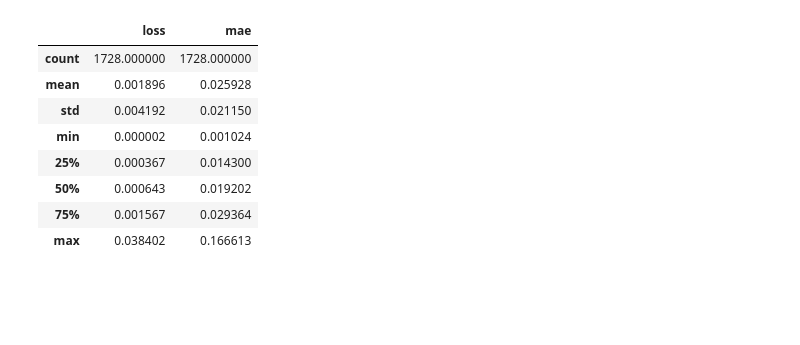
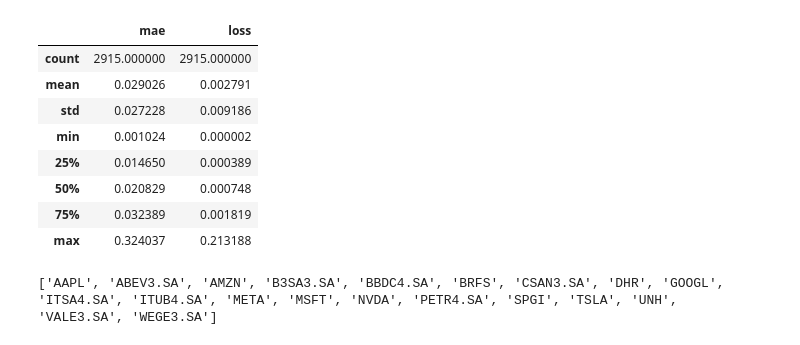
Before and after one commit to matheusff1/back-gnosis-api, a Jupyter notebook: gnosis/notebooks/read-db.ipynb, the cells around one changed output. Saved outputs shown, nothing was run; the diff lists cells and outputs as text; code cells hidden in the pictures; blank space fills up the shorter version.

```diff
--- a/gnosis/notebooks/read-db.ipynb
+++ b/gnosis/notebooks/read-db.ipynb
@@ -102,6 +105,13 @@ ptr4.tail()
 # %%
 async def get_predictiondata_df():
-    qs = await sync_to_async(list)(Prediction.objects.all().values())
+    qs = await sync_to_async(list)(
+        Prediction.objects.values(
+            'id', 'date', 'symbol', 'steps_out',
+            'mae', 'loss', 'n_features',
+            'window_size', 'epochs', 'batch_size', 'scaler_type',
+            asset_symbol=F('asset__symbol'),
+        )
+    )
     return pd.DataFrame(qs)
 
 df_prediction = await get_predictiondata_df()
@@ -152,6 +150,7 @@ Symbol: WEGE3.SA, Data: 2026-02-06, Predição: [49.5494499206543, 49.0210189819
 # %%
-metrics = []
-for j, row in df_prediction.iterrows():
-    print(f'{row['symbol']}, {row['date']}: {row['results']['metrics']}. {row['results']['selected_features']}')
-    metrics.append(row['results']['metrics'])
+# As metricas (mae/loss) agora sao colunas escalares do proprio Prediction.
+for _, row in df_prediction.head(20).iterrows():
+    print(f"{row['symbol']}, {row['date']}: mae={row['mae']}, loss={row['loss']}")
+
+metrics_df = df_prediction[['mae', 'loss']].dropna()
 # %% [output]
@@ -175,38 +177,23 @@ ZS=F, 2025-12-03: {'loss': 0.00037497395533137023, 'mae': 0.014594688080251217}.
 # %%
-metrics_df = pd.DataFrame(metrics)
 metrics_df.describe()
 # %% [output]
-|  | loss | mae |
-| count | 1728.000000 | 1728.000000 |
-| mean | 0.001896 | 0.025928 |
-| std | 0.004192 | 0.021150 |
-| min | 0.000002 | 0.001024 |
-| 25% | 0.000367 | 0.014300 |
-| 50% | 0.000643 | 0.019202 |
-| 75% | 0.001567 | 0.029364 |
-| max | 0.038402 | 0.166613 |
+|  | mae | loss |
+| count | 2915.000000 | 2915.000000 |
+| mean | 0.029026 | 0.002791 |
+| std | 0.027228 | 0.009186 |
+| min | 0.001024 | 0.000002 |
+| 25% | 0.014650 | 0.000389 |
+| 50% | 0.020829 | 0.000748 |
+| 75% | 0.032389 | 0.001819 |
+| max | 0.324037 | 0.213188 |
 # %%
-ALLOWED_SYMBOLS = [
-    'VALE3.SA',
-    'PETR4.SA',
-    'ITUB4.SA',
-    'BBDC4.SA',
-    'ABEV3.SA',
-    'WEGE3.SA',
-    'B3SA3.SA',
-    'ITSA4.SA',
-    'CSAN3.SA',
-    'BRFS',
-    'AAPL',
-    'NVDA',
-    'MSFT',
-    'AMZN',
-    'GOOGL',
-    'META',
-    'TSLA',
-    'UNH',
-    'DHR',
-    'SPGI']
+# O universo negociavel agora e marcado no catalogo (Asset.is_allowed).
+ALLOWED_SYMBOLS = await sync_to_async(list)(
+    Asset.objects.filter(is_allowed=True).values_list('symbol', flat=True)
+)
+print(ALLOWED_SYMBOLS)
+# %% [output]
+['AAPL', 'ABEV3.SA', 'AMZN', 'B3SA3.SA', 'BBDC4.SA', 'BRFS', 'CSAN3.SA', 'DHR', 'GOOGL', 'ITSA4.SA', 'ITUB4.SA', 'META', 'MSFT', 'NVDA', 'PETR4.SA', 'SPGI', 'TSLA', 'UNH', 'VALE3.SA', 'WEGE3.SA']
 # %%
 allowed_symbols_last_predictions = df_prediction[df_prediction['symbol'].isin(ALLOWED_SYMBOLS)].sort_values(by='date').groupby('symbol').tail(1)
 # %%
```
Also changed, not shown: parts of 24 cells of this notebook, 51 other files.
